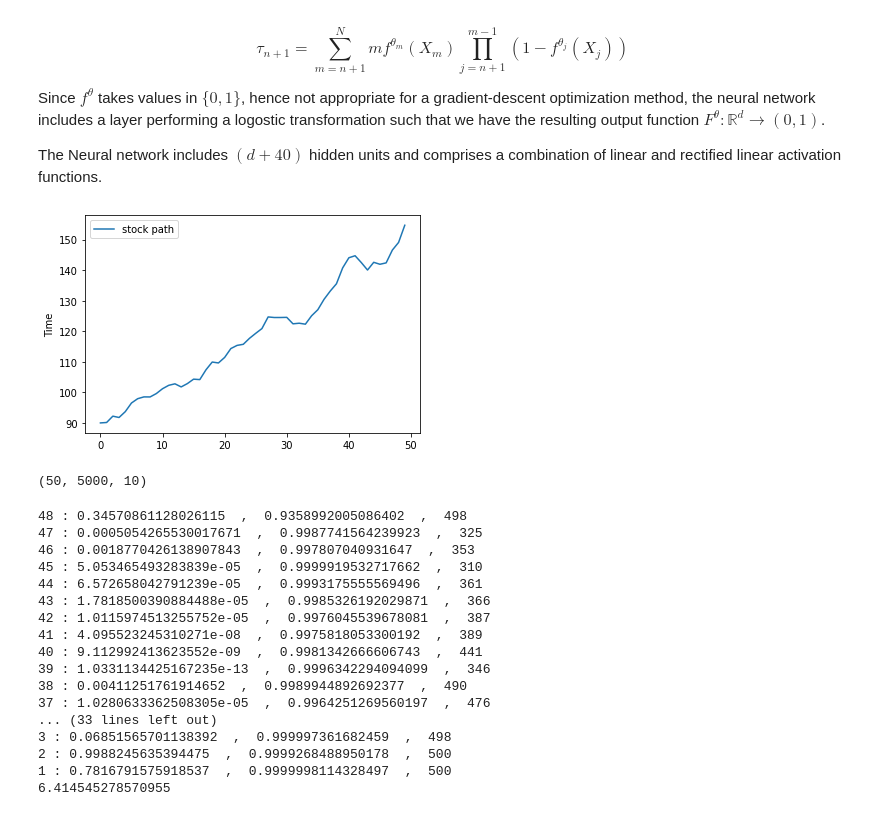
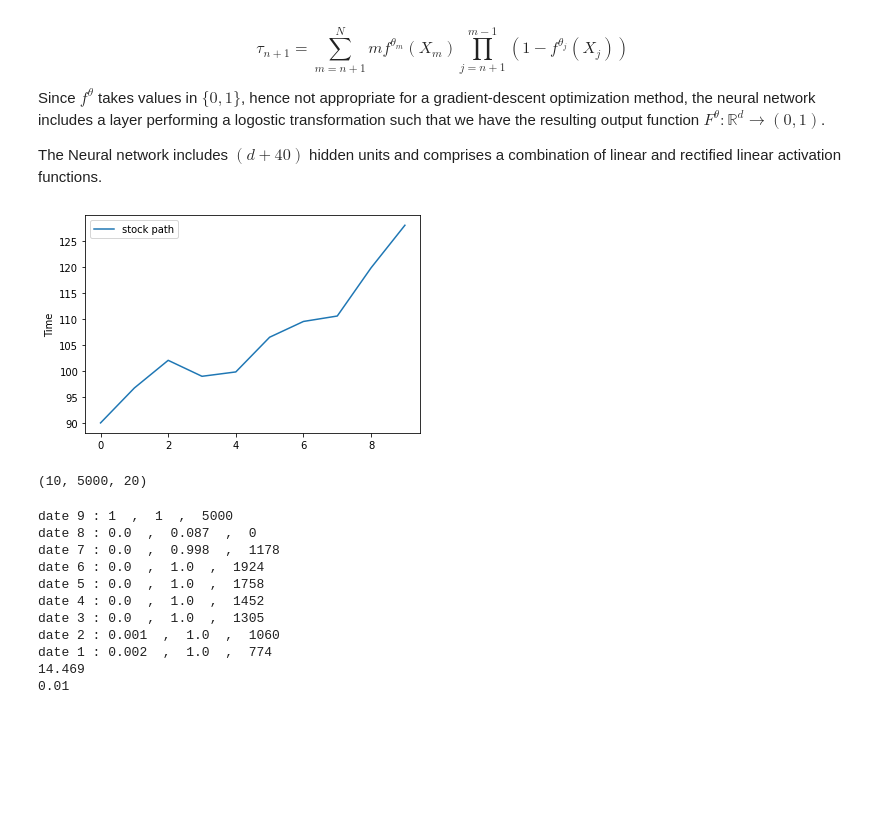
Before and after one commit to claudia-viaro/optimal_stopping-switching, a Jupyter notebook: optimal_stopping_V1.ipynb, the cells around one changed output. Saved outputs shown, nothing was run; the diff lists cells and outputs as text; code cells hidden in the pictures; blank space fills up the shorter version.

```diff
--- a/optimal_stopping_V1.ipynb
+++ b/optimal_stopping_V1.ipynb
@@ -299,50 +355,49 @@ class Recursive:
 # %%
 # generate underlying stochastic process
 
-hyperparam_test_stock_models = {'drift': 0.2, 'sigma': 0.05, 'delta': 0.1,  'paths':5000, 'periods': 49, 'maturity': 3., 'strike' : 100,'assets':10,  'spot':90,}
+hyperparam_test_stock_models = {'drift': 0.2, 'sigma': 0.05, 'delta': 0.1,  'paths':5000, 'periods': 9, 'maturity': 3., 'strike' : 100,'assets':20,  'spot':90,}
 #S = GBM(**hyperparam_test_stock_models)
 #X=S.simulate_process()
 
 
-S=stock(**hyperparam_test_stock_models)
-X=S.GBM()
+S=BlackScholes(**hyperparam_test_stock_models)
+X=S.simulate_process()
 
 
 def draw_stock_model(stockmodel):
     stock_paths = stockmodel
 
     # draw a path
     one_path = stock_paths[:, 0, 0]
     dates = np.array([i for i in range(len(one_path))])
     plt.plot(dates, one_path, label='stock path')
     plt.ylabel('Stock price')
     plt.ylabel('Time')
     plt.legend()
     return plt.show()
 
 draw_stock_model(X)
 print(X.shape) # (date, path, asset)
 # %% [output]
-[figure, old version]
+[figure, new version]
-(50, 5000, 10)
+(10, 5000, 20)
 # %%
+t_begin = time.time()
+
 pricing = Recursive(S, Payoff, epochs=50)
+duration = time.time() - t_begin
 testing = pricing.price()
+
+print(round(duration, 3))
 # %% [output]
-48 : 0.34570861128026115  ,  0.9358992005086402  ,  498
-47 : 0.0005054265530017671  ,  0.9987741564239923  ,  325
-46 : 0.0018770426138907843  ,  0.997807040931647  ,  353
-45 : 5.053465493283839e-05  ,  0.9999919532717662  ,  310
-44 : 6.572658042791239e-05  ,  0.9993175555569496  ,  361
-43 : 1.7818500390884488e-05  ,  0.9985326192029871  ,  366
-42 : 1.0115974513255752e-05  ,  0.9976045539678081  ,  387
-41 : 4.095523245310271e-08  ,  0.9975818053300192  ,  389
-40 : 9.112992413623552e-09  ,  0.9981342666606743  ,  441
-39 : 1.0331134425167235e-13  ,  0.9996342294094099  ,  346
-38 : 0.00411251761914652  ,  0.9989944892692377  ,  490
-37 : 1.0280633362508305e-05  ,  0.9964251269560197  ,  476
-... (33 lines left out)
-3 : 0.06851565701138392  ,  0.999997361682459  ,  498
-2 : 0.9988245635394475  ,  0.9999268488950178  ,  500
-1 : 0.7816791575918537  ,  0.9999998114328497  ,  500
-6.414545278570955
+date 9 : 1  ,  1  ,  5000
+date 8 : 0.0  ,  0.087  ,  0
+date 7 : 0.0  ,  0.998  ,  1178
+date 6 : 0.0  ,  1.0  ,  1924
+date 5 : 0.0  ,  1.0  ,  1758
+date 4 : 0.0  ,  1.0  ,  1452
+date 3 : 0.0  ,  1.0  ,  1305
+date 2 : 0.001  ,  1.0  ,  1060
+date 1 : 0.002  ,  1.0  ,  774
+14.469
+0.01
```
Also changed, not shown: parts of 5 cells of this notebook.
